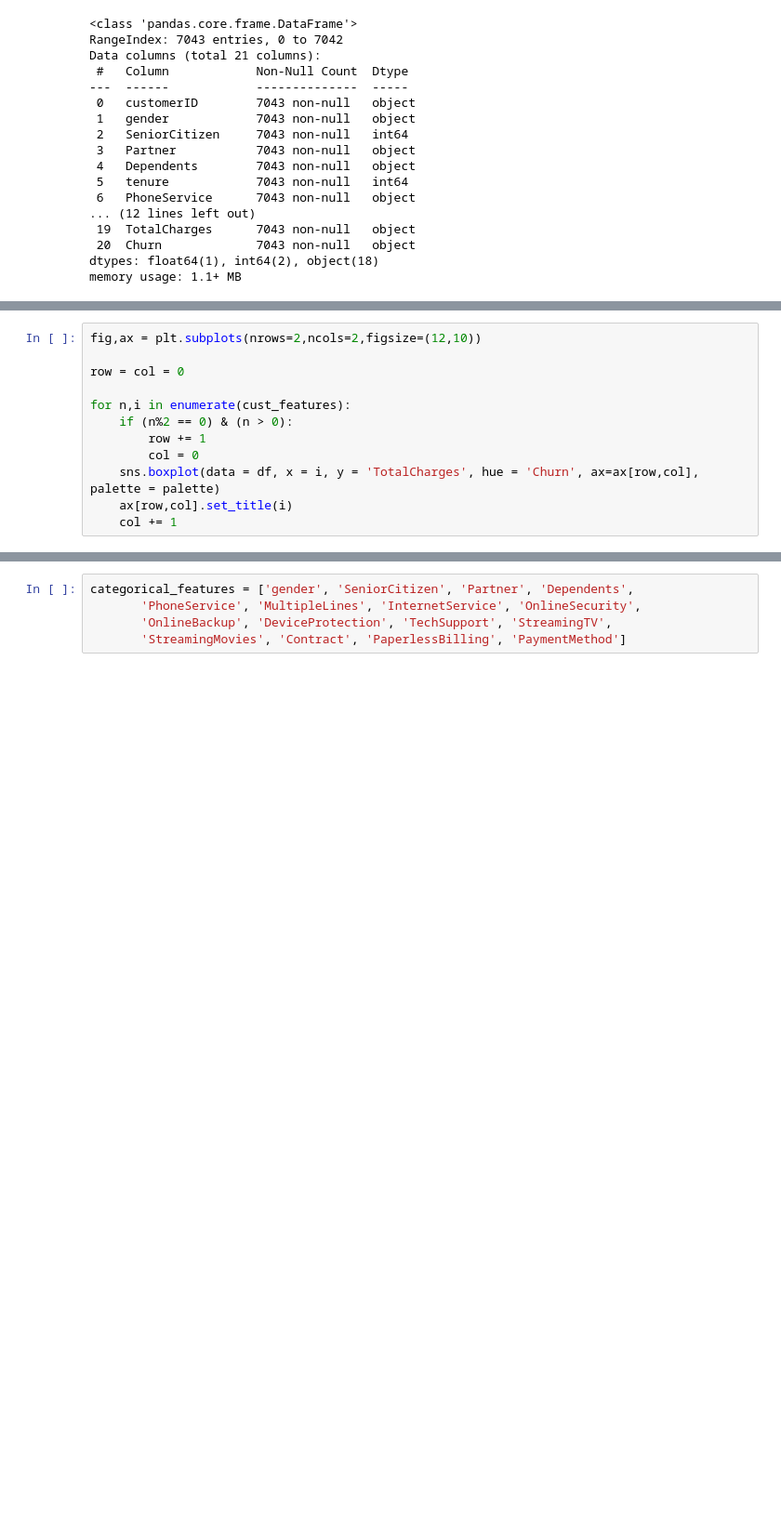
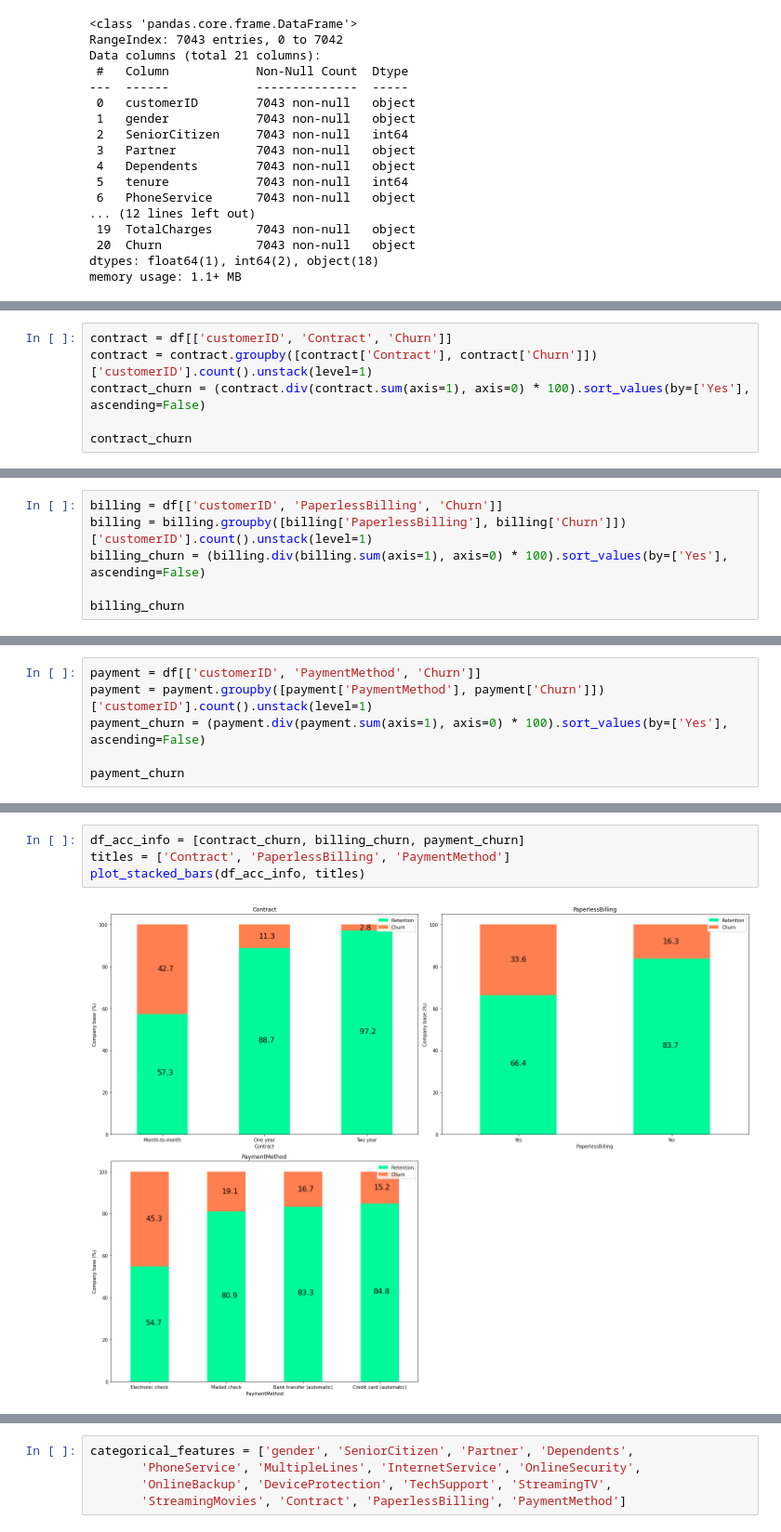
Before and after one commit to alfi0120/TelcoCustomerChurn, a Jupyter notebook: Telco Customer Churn.ipynb, the cells around one changed output, grey strips where cells are left out. Shown at 93% size. Saved outputs shown, nothing was run; the diff lists cells and outputs as text; blank space fills up the shorter version.

```diff
--- a/Telco Customer Churn.ipynb
+++ b/Telco Customer Churn.ipynb
@@ -476,12 +59,0 @@ for n,i in enumerate(cust_features):
-# %%
-fig,ax = plt.subplots(nrows=2,ncols=2,figsize=(12,10))
-
-row = col = 0
-
-for n,i in enumerate(cust_features):
-    if (n%2 == 0) & (n > 0):
-        row += 1
-        col = 0
-    sns.boxplot(data = df, x = i, y = 'TotalCharges', hue = 'Churn', ax=ax[row,col], palette = palette)
-    ax[row,col].set_title(i)
-    col += 1
@@ -495,0 +193,6 @@ The minimum and maximum value of monthly and total charges from senior citizen i
+# %%
+contract = df[['customerID', 'Contract', 'Churn']]
+contract = contract.groupby([contract['Contract'], contract['Churn']])['customerID'].count().unstack(level=1)
+contract_churn = (contract.div(contract.sum(axis=1), axis=0) * 100).sort_values(by=['Yes'], ascending=False)
+
+contract_churn
@@ -495,0 +207,6 @@ The minimum and maximum value of monthly and total charges from senior citizen i
+# %%
+billing = df[['customerID', 'PaperlessBilling', 'Churn']]
+billing = billing.groupby([billing['PaperlessBilling'], billing['Churn']])['customerID'].count().unstack(level=1)
+billing_churn = (billing.div(billing.sum(axis=1), axis=0) * 100).sort_values(by=['Yes'], ascending=False)
+
+billing_churn
@@ -495,0 +220,6 @@ The minimum and maximum value of monthly and total charges from senior citizen i
+# %%
+payment = df[['customerID', 'PaymentMethod', 'Churn']]
+payment = payment.groupby([payment['PaymentMethod'], payment['Churn']])['customerID'].count().unstack(level=1)
+payment_churn = (payment.div(payment.sum(axis=1), axis=0) * 100).sort_values(by=['Yes'], ascending=False)
+
+payment_churn
@@ -495,0 +235,6 @@ The minimum and maximum value of monthly and total charges from senior citizen i
+# %%
+df_acc_info = [contract_churn, billing_churn, payment_churn]
+titles = ['Contract', 'PaperlessBilling', 'PaymentMethod']
+plot_stacked_bars(df_acc_info, titles)
+# %% [output]
+[figure, added]
```
Also changed, not shown: parts of 177 cells of this notebook.
